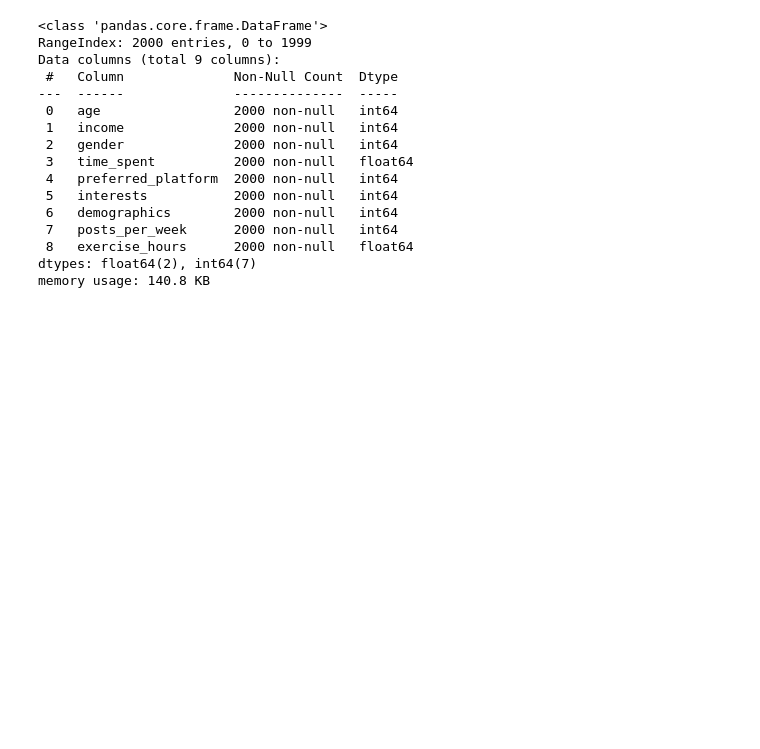
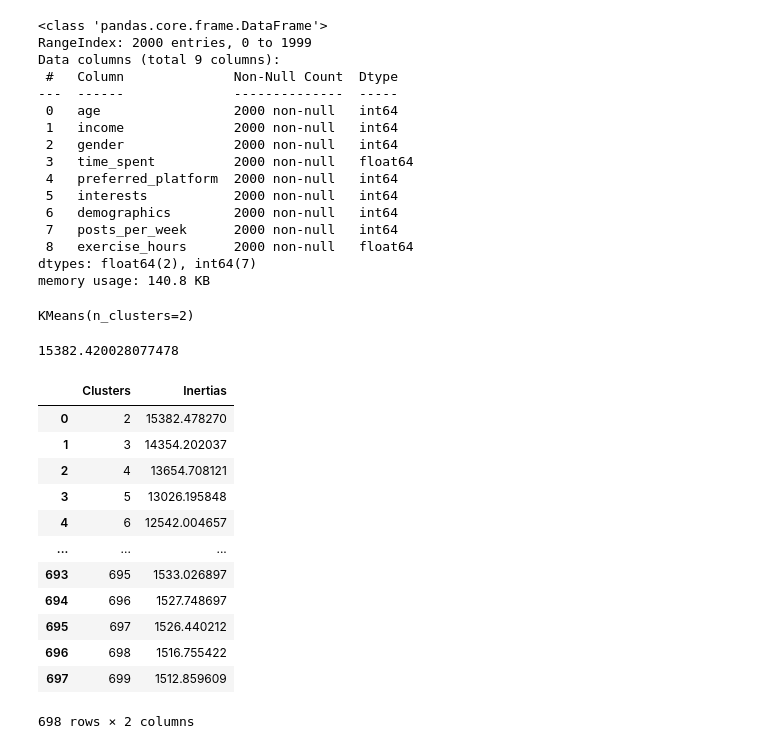
Before and after one commit to LoganKerns/DataScienceFinal, a Jupyter notebook: Barok's Work .ipynb, the cells around one changed output. Saved outputs shown, nothing was run; the diff lists cells and outputs as text; code cells hidden in the pictures; blank space fills up the shorter version.

```diff
--- a/Barok's Work .ipynb
+++ b/Barok's Work .ipynb
@@ -77,0 +99,8 @@ memory usage: 140.8 KB
+# %%
+kmeans.fit(scaled_df)
+# %% [output]
+KMeans(n_clusters=2)
+# %%
+kmeans.inertia_
+# %% [output]
+15382.420028077478
@@ -77,0 +115,16 @@ memory usage: 140.8 KB
+# %%
+frame
+# %% [output]
+|  | Clusters | Inertias |
+| 0 | 2 | 15382.478270 |
+| 1 | 3 | 14354.202037 |
+| 2 | 4 | 13654.708121 |
+| 3 | 5 | 13026.195848 |
+| 4 | 6 | 12542.004657 |
+| ... | ... | ... |
+| 693 | 695 | 1533.026897 |
+| 694 | 696 | 1527.748697 |
+| 695 | 697 | 1526.440212 |
+| 696 | 698 | 1516.755422 |
+| 697 | 699 | 1512.859609 |
+698 rows × 2 columns
```
Also changed, not shown: parts of 8 cells of this notebook.
